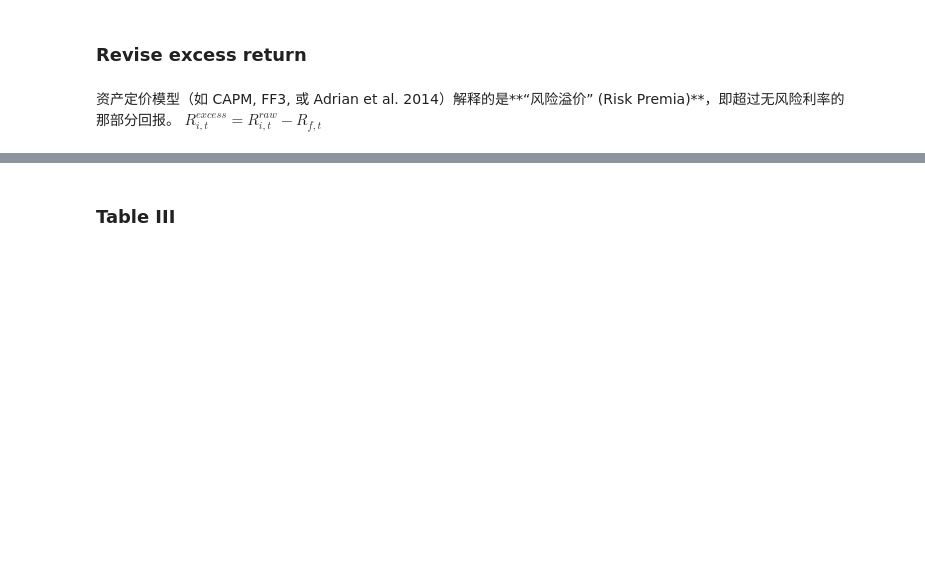
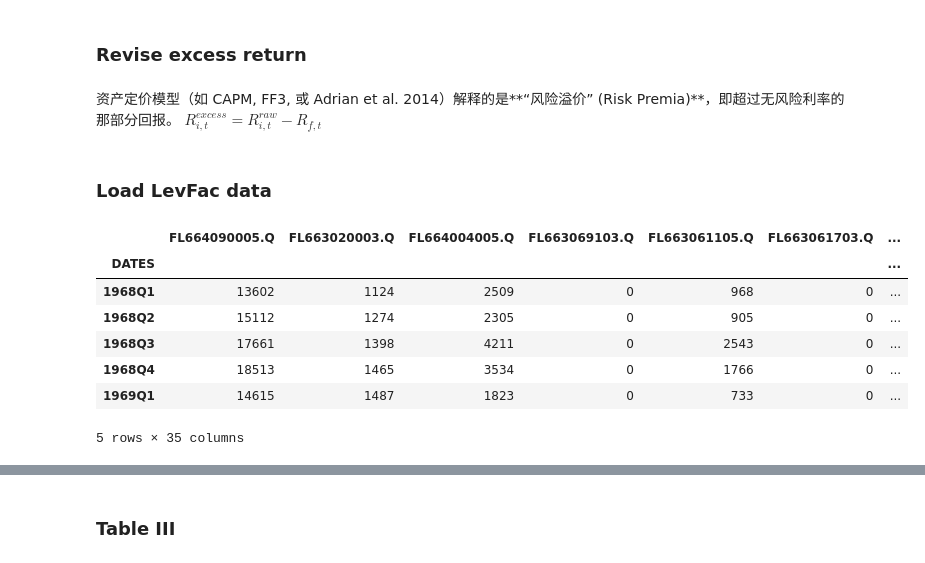
Before and after one commit to xianghancao/LevFactorReplication, a Jupyter notebook: 02_Replication_(1968-2009).ipynb, the cells around one changed output, grey strips where cells are left out. Saved outputs shown, nothing was run; the diff lists cells and outputs as text; code cells hidden in the pictures; blank space fills up the shorter version.

```diff
--- a/02_Replication_(1968-2009).ipynb
+++ b/02_Replication_(1968-2009).ipynb
@@ -100,3 +105,28 @@ test_assets_excess = test_assets_quarterly.subtract(rf_quarterly, axis=0)
+# %% [markdown]
+### Load LevFac data
+# %%
+# 定义一个简单的解析器
+def parse_quarter(date_str):
+    # 将 "1968Q1" 转换为 Pandas 的 Period 对象
+    return pd.Period(date_str, freq='Q')
+
+# 读取时直接应用
+ori_data = pd.read_csv(
+    'tables/OriData.csv',
+    index_col=0,           # 假设第一列是索引
+    converters={0: parse_quarter} # 对第0列（索引列）应用解析器
+)
+
+ori_data.head()
+# %% [output]
+|  | FL664090005.Q | FL663020003.Q | FL664004005.Q | FL663069103.Q | FL663061105.Q | FL663061703.Q | ... |
+| DATES |  |  |  |  |  |  | ... |
+| 1968Q1 | 13602 | 1124 | 2509 | 0 | 968 | 0 | ... |
+| 1968Q2 | 15112 | 1274 | 2305 | 0 | 905 | 0 | ... |
+| 1968Q3 | 17661 | 1398 | 4211 | 0 | 2543 | 0 | ... |
+| 1968Q4 | 18513 | 1465 | 3534 | 0 | 1766 | 0 | ... |
+| 1969Q1 | 14615 | 1487 | 1823 | 0 | 733 | 0 | ... |
+5 rows × 35 columns
 # %%
 LevFac = ori_data['LevFac']
 LevFac.name = 'LevFac'
```
Also changed, not shown: parts of 11 cells of this notebook, 12 other files.
